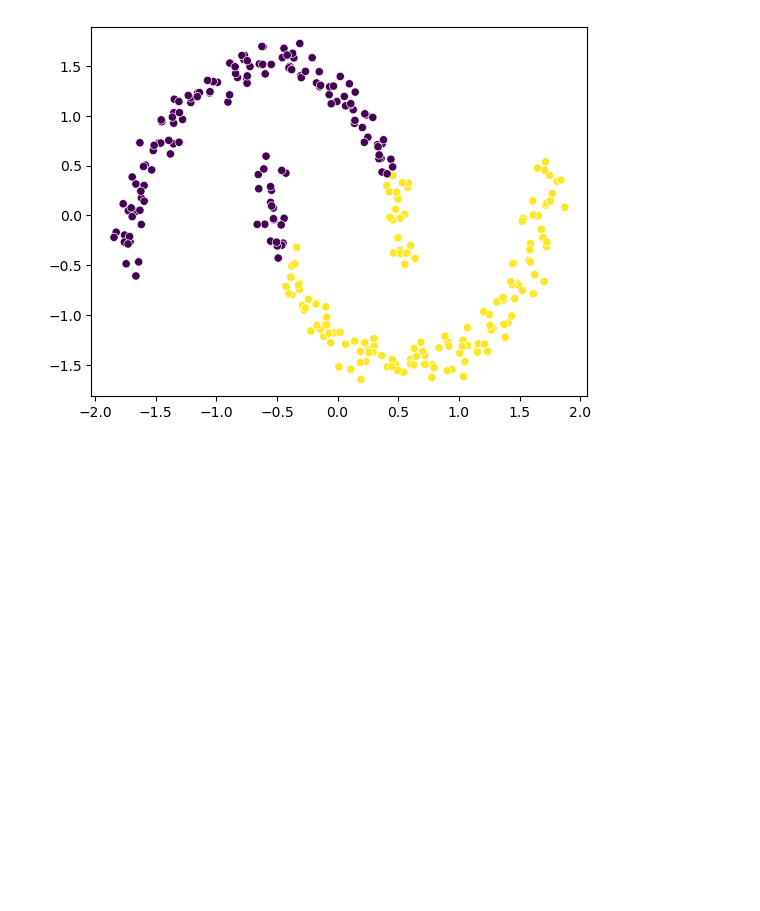
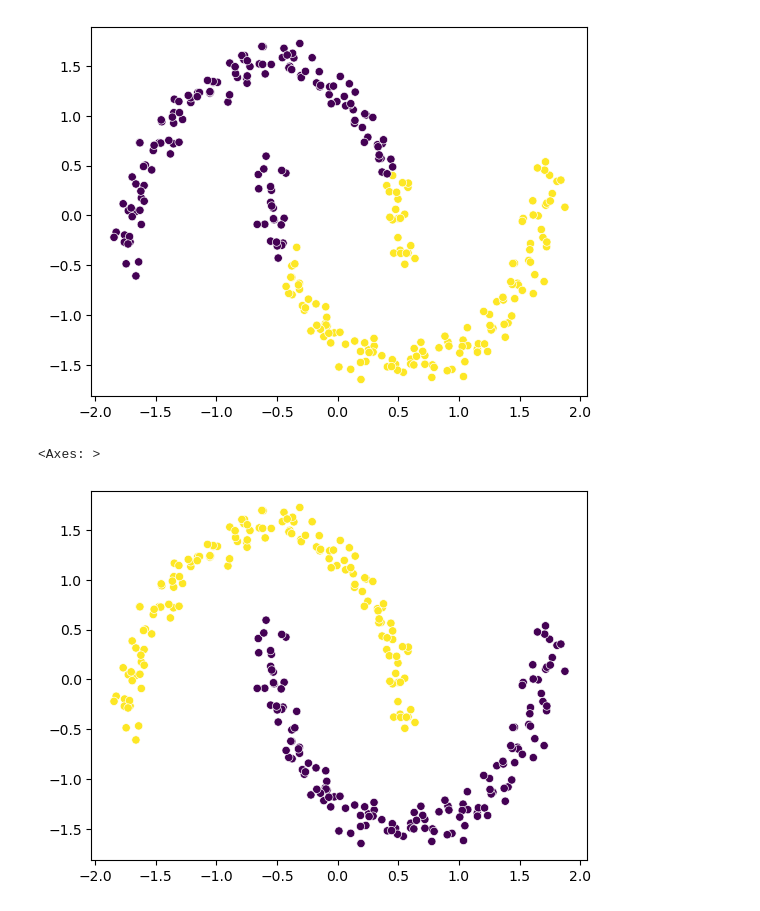
Before and after one commit to shivam-gupta90/Unsupervised-ml, a Jupyter notebook: DBSCAN/Untitled.ipynb, the cells around one changed output. Saved outputs shown, nothing was run; the diff lists cells and outputs as text; code cells hidden in the pictures; blank space fills up the shorter version.

```diff
--- a/DBSCAN/Untitled.ipynb
+++ b/DBSCAN/Untitled.ipynb
@@ -66,10 +66,14 @@ sns.scatterplot(x =X_scaled[:,0], y = X_scaled[:,1], c= labels)
 # %%
 #DBSACN
 
 
 dbscan = DBSCAN(
-    eps = 0.8,
+    eps = 0.5,
     min_samples = 5
 )
 
 labels = dbscan.fit_predict(X_scaled)
+sns.scatterplot(x =X_scaled[:,0], y = X_scaled[:,1], c= labels)
+# %% [output]
+<Axes: >
+[figure, added]
```
